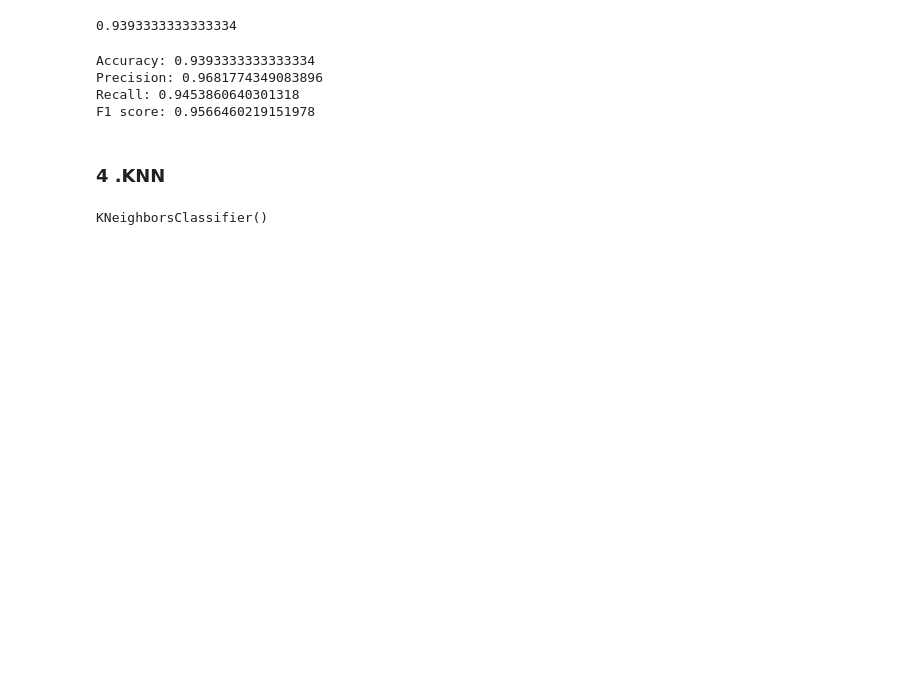
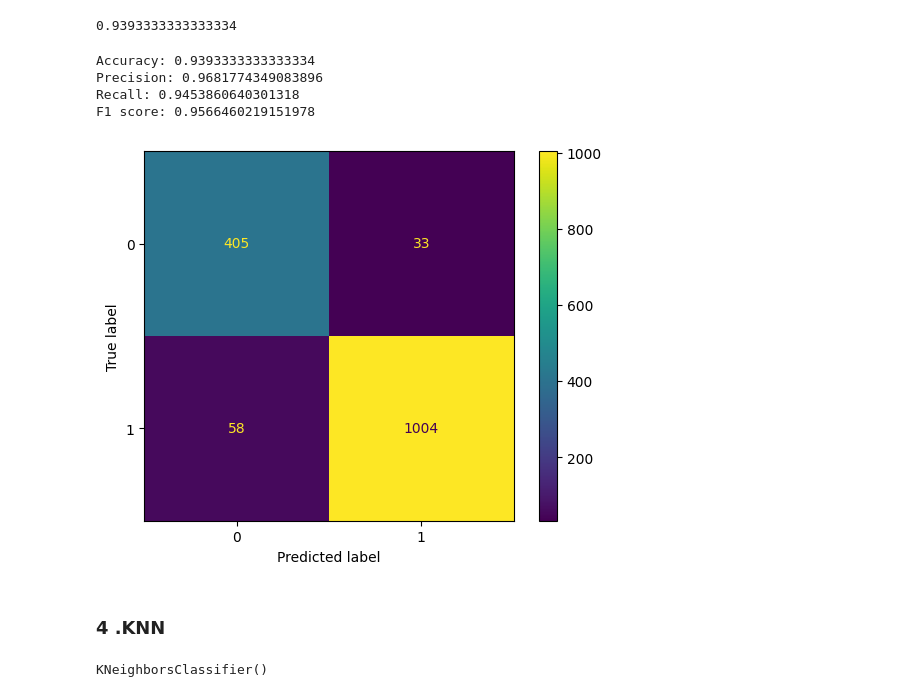
Before and after one commit to siddagovardhanreddy33/Ml_project--Smart_Phone_Addiction_Analysis, a Jupyter notebook: Smart_phones_ml_workflow.ipynb, the cells around one changed output. Drawn from its saved outputs; the diff is of its cells as text; code cells hidden in the pictures; blank space fills up the shorter version.

```diff
--- a/Smart_phones_ml_workflow.ipynb
+++ b/Smart_phones_ml_workflow.ipynb
@@ -764,6 +805,15 @@ Accuracy: 0.9393333333333334
 Precision: 0.9681774349083896
 Recall: 0.9453860640301318
 F1 score: 0.9566460219151978
+# %%
+cm = confusion_matrix(y_test, y_pred_rf)
+cm
+
+disp = ConfusionMatrixDisplay(confusion_matrix=cm)
+disp.plot()
+plt.show()
+# %% [output]
+[figure, added]
 # %% [markdown]
 ### 4 .KNN
 # %%
```
Also changed, not shown: parts of 16 cells of this notebook.
